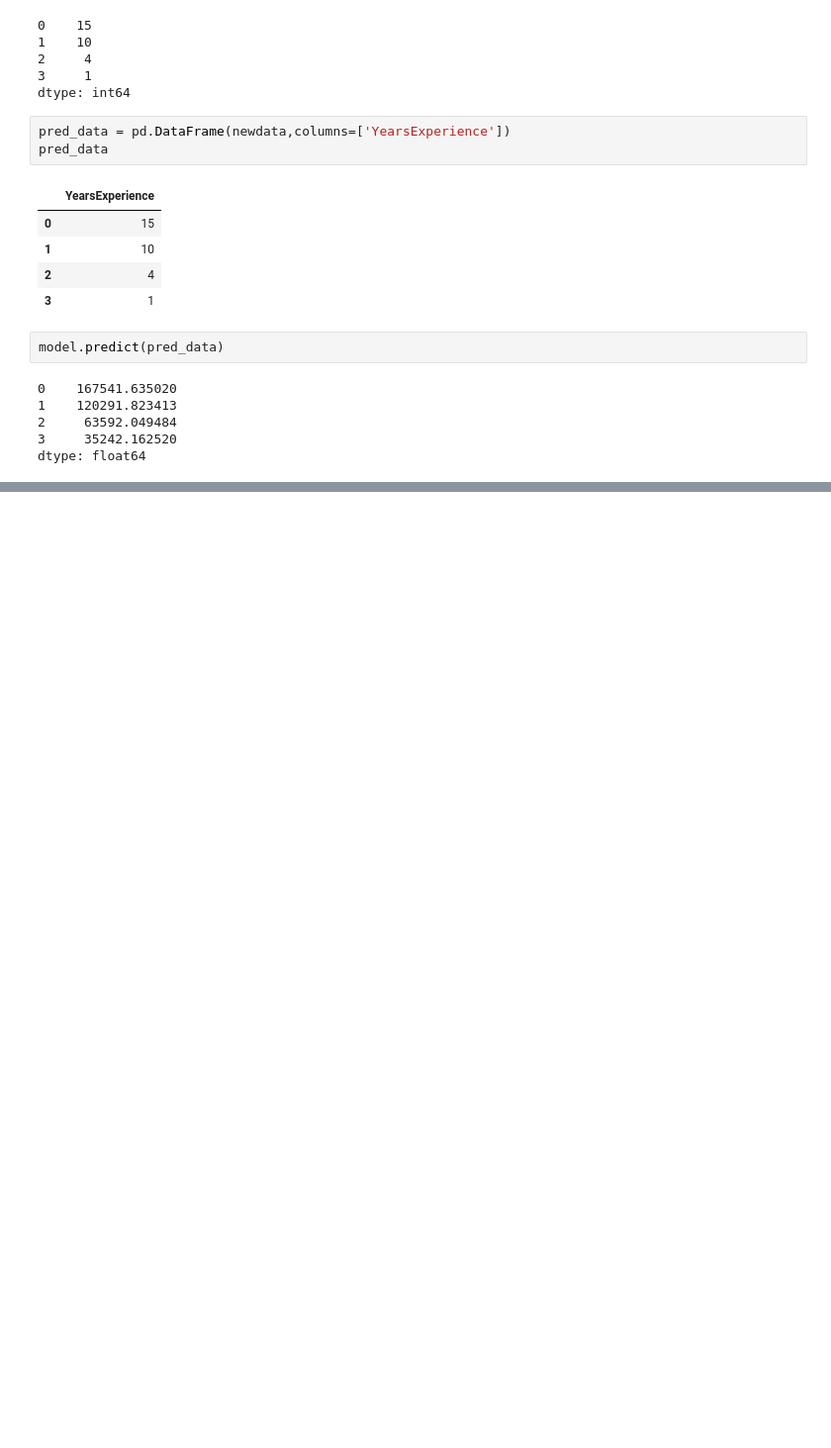
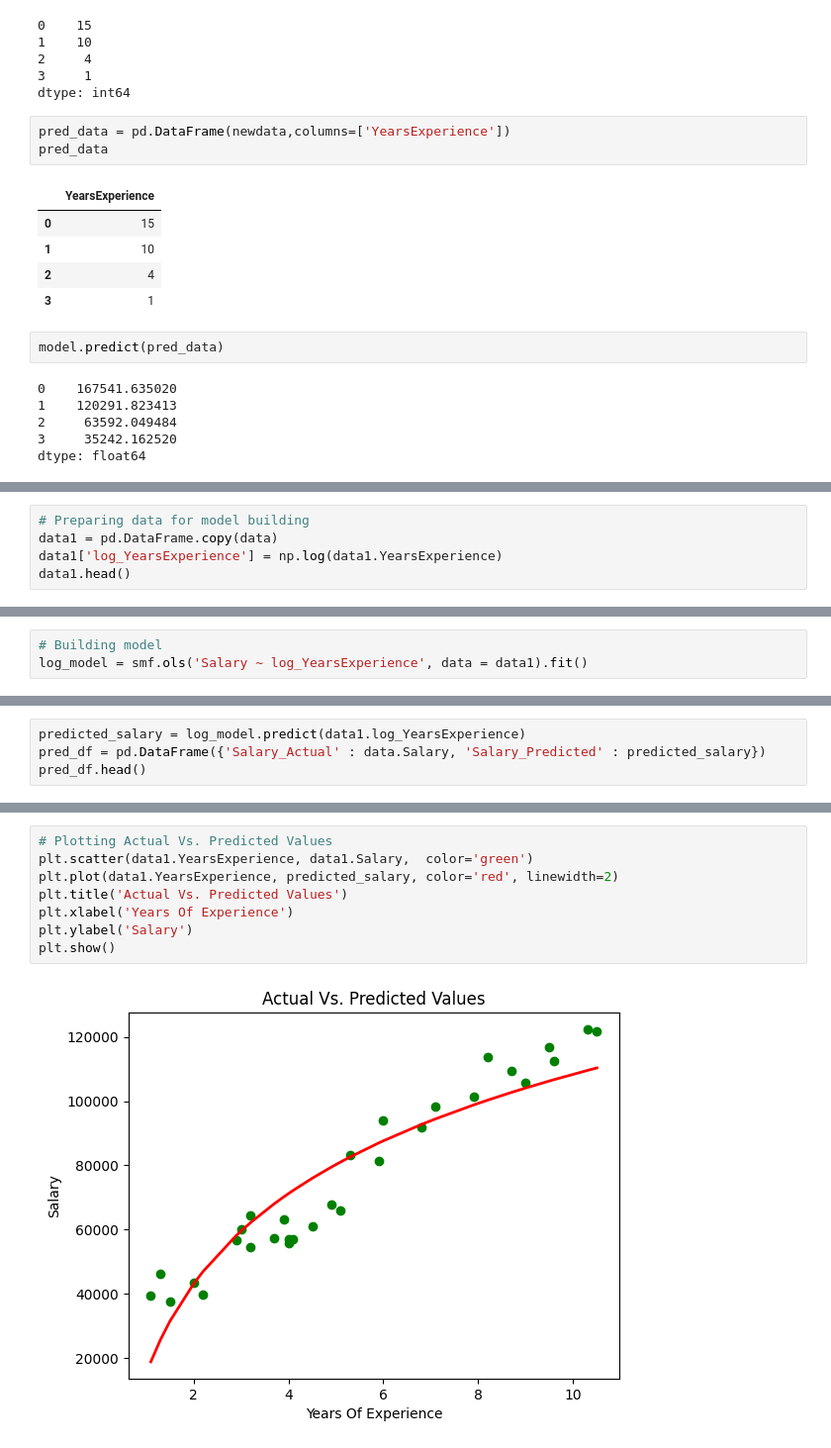
Before and after one commit to CM-007/DS_ASS, a Jupyter notebook: AssNo04Q02(Salary_Data).ipynb, the cells around one changed output, grey strips where cells are left out. Shown at 99% size. Saved outputs shown, nothing was run; the diff lists cells and outputs as text; blank space fills up the shorter version.

```diff
--- a/AssNo04Q02(Salary_Data).ipynb
+++ b/AssNo04Q02(Salary_Data).ipynb
@@ -186,0 +192,5 @@ dtype: float64
+# %%
+# Preparing data for model building
+data1 = pd.DataFrame.copy(data)
+data1['log_YearsExperience'] = np.log(data1.YearsExperience)
+data1.head()
@@ -186,0 +204,3 @@ dtype: float64
+# %%
+# Building model
+log_model = smf.ols('Salary ~ log_YearsExperience', data = data1).fit()
@@ -186,0 +257,4 @@ dtype: float64
+# %%
+predicted_salary = log_model.predict(data1.log_YearsExperience)
+pred_df = pd.DataFrame({'Salary_Actual' : data.Salary, 'Salary_Predicted' : predicted_salary})
+pred_df.head()
@@ -186,0 +278,10 @@ dtype: float64
+# %%
+# Plotting Actual Vs. Predicted Values
+plt.scatter(data1.YearsExperience, data1.Salary,  color='green')
+plt.plot(data1.YearsExperience, predicted_salary, color='red', linewidth=2)
+plt.title('Actual Vs. Predicted Values')
+plt.xlabel('Years Of Experience')
+plt.ylabel('Salary')
+plt.show()
+# %% [output]
+[figure, added]
```
Also changed, not shown: parts of 12 cells of this notebook.
